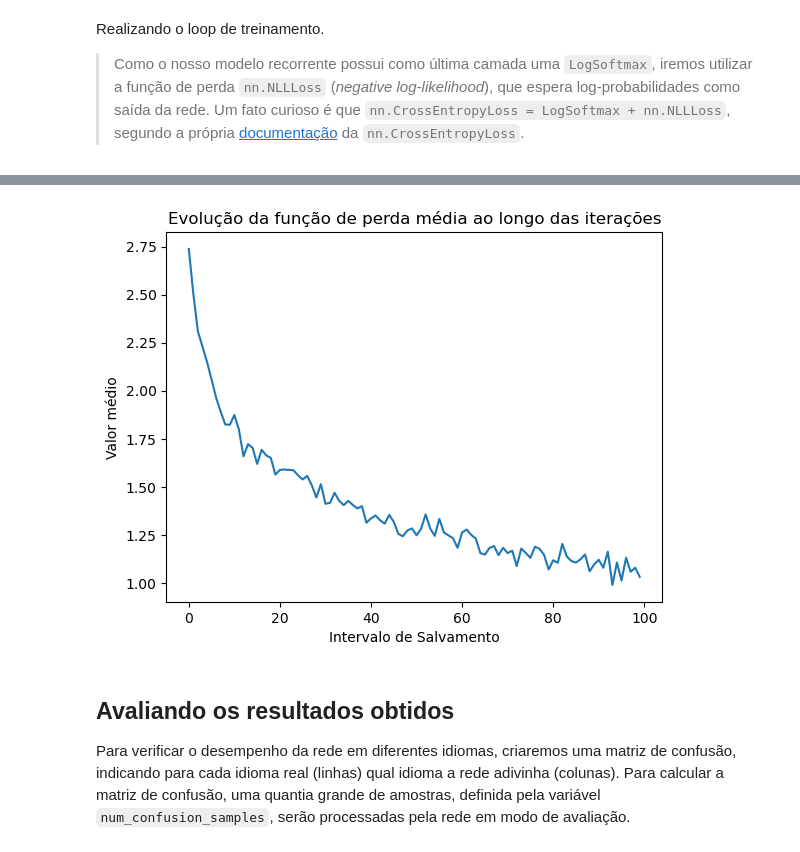
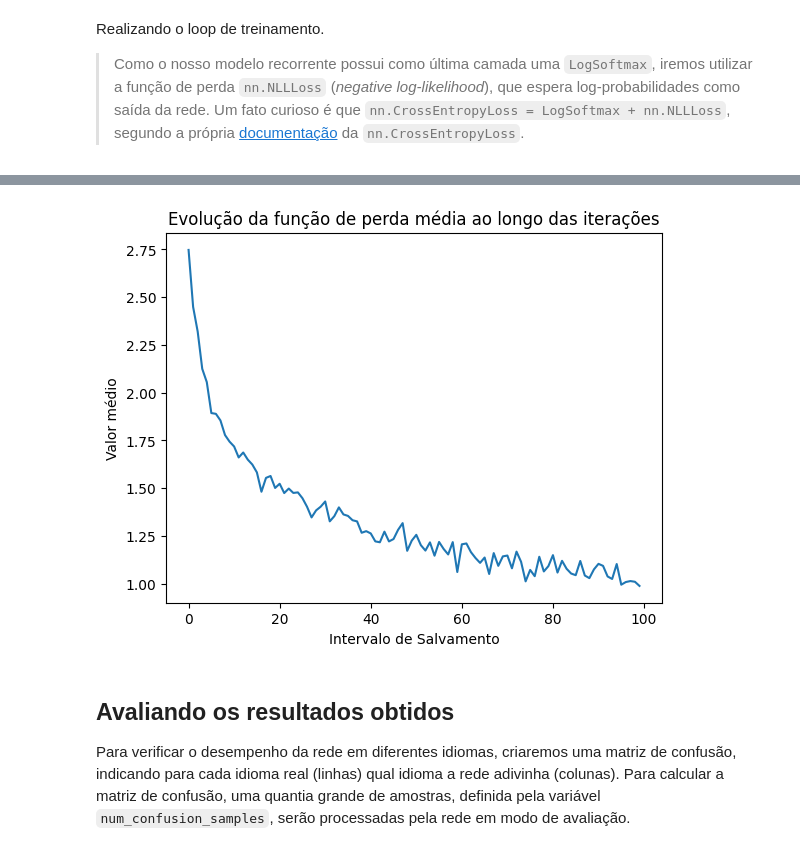
Before and after one commit to ThiagoPoppe/ciag2024, a Jupyter notebook: sequencias/name_classification.ipynb, the cells around one changed output, grey strips where cells are left out. Saved outputs shown, nothing was run; the diff lists cells and outputs as text; code cells hidden in the pictures.

```diff
--- a/sequencias/name_classification.ipynb
+++ b/sequencias/name_classification.ipynb
@@ -163,11 +135,11 @@ Tamanho do alfabeto: 57
 # %%
-index2letter = []
-letter2index = {}
+index2token = []
+token2index = {}
 
 for token_idx, token in enumerate(vocabulary):
-    index2letter.append(token)
-    letter2index[token] = token_idx
+    index2token.append(token)
+    token2index[token] = token_idx
 
-print('Token de índice 42:', index2letter[42])
-print('Índice do token "A":', letter2index['A'])
+print('Token de índice 42:', index2token[42])
+print('Índice do token "A":', token2index['A'])
 # %% [output]
@@ -180,13 +152,18 @@ Agora que temos as estruturas `index2letter` e `letter2index` bem definidas, con
 
 - Optamos por trocar a ordem padrão das dimensões dos dados em PyTorch, ou seja, com o tamanho do *batch* no começo, para facilitar operações em sequências no futuro, como utilizar `len` para obter o tamanho da sequência e tornar a indexação mais fácil. Na verdade, especificamente para sequências, PyTorch nos dá a opção de colocar o tamanho do *batch* como primeira dimensão do nosso tensor ou na segunda, sendo a primeira o tamanho da nossa sequência. Veremos isso em mais detalhes quando trabalharmos com os modelos recorrentes implementados pelo PyTorch.
 # %%
+def token2tensor(token):
+    return torch.tensor([token2index[token]], dtype=torch.long)
+
 def name2tensor(name):
     tensor = torch.zeros((len(name), 1), dtype=torch.long)
-    for idx, letter in enumerate(name):
-        tensor[idx] = letter2index[letter]
+
+    for idx, token in enumerate(name):
+        tensor[idx] = token2tensor(token)
 
     return tensor
 
 name = 'Jonas'
+print(f'Tensor para o token J:', token2tensor('J'))
 print(f'Tensor para o nome {name}: {name2tensor(name).T}')  # transposição para fins de print
 # %% [output]
@@ -202,8 +180,8 @@ def language2tensor(language):
 def get_random_pair():
     language = random.choice(languages)
     name = random.choice(language_names[language])
+    name = ''.join(name)  # convertendo lista de caracteres em string
 
-    name = unicode2ascii(name)
     name_tensor = name2tensor(name)
     language_tensor = language2tensor(language)
 
@@ -373,7 +347,7 @@ Realizando o loop de treinamento.
 > Como o nosso modelo recorrente possui como última camada uma `LogSoftmax`, iremos utilizar a função de perda `nn.NLLLoss` (*negative log-likelihood*), que espera log-probabilidades como saída da rede. Um fato curioso é que `nn.CrossEntropyLoss = LogSoftmax + nn.NLLLoss`, segundo a própria [documentação](https://pytorch.org/docs/stable/generated/torch.nn.CrossEntropyLoss.html) da `nn.CrossEntropyLoss`.
 # %%
 criterion = nn.NLLLoss()
-optimizer = optim.SGD(model.parameters(), lr=0.005)
+optimizer = optim.Adam(model.parameters(), lr=0.0005)
 
 loss_interval = 1000  # intervalo para salvar a loss média
 print_interval = 5000  # intervalo para exibir performance da rede
@@ -391,14 +365,14 @@ for iter in tqdm(range(1, num_iterations + 1)):
 
     output = model(name_tensor)
     loss = criterion(output, language_tensor)
-    current_loss += loss
+    current_loss += loss.item()
 
     optimizer.zero_grad()
     loss.backward()
     optimizer.step()
 
     if iter % print_interval == 0:
-        guess = get_language_from_output(output)
+        guess = languages[output.argmax()]
         correct = '✓' if guess == language else f'✗ ({language})'
         print(f'Iter [{iter}/{num_iterations}] => loss: {loss:.5f}, {name} is {guess} {correct}')
 
@@ -429,16 +403,12 @@ Iter [100000/100000] => loss: 0.70114, Sitko is Polish ✓
 # %%
 plt.title('Evolução da função de perda média ao longo das iterações')
 plt.xlabel('Intervalo de Salvamento')
 plt.ylabel('Valor médio')
 
-# Convertendo de Torch CUDA para arrays numpy
-for i in range(len(all_losses)):
-    all_losses[i] = all_losses[i].detach().cpu().numpy()
-
 plt.plot(all_losses)
 plt.show()
 # %% [output]
-[figure, old version]
+[figure, new version]
 # %% [markdown]
 ## Avaliando os resultados obtidos
 
```
Also changed, not shown: parts of 23 cells of this notebook, 2 other files.
